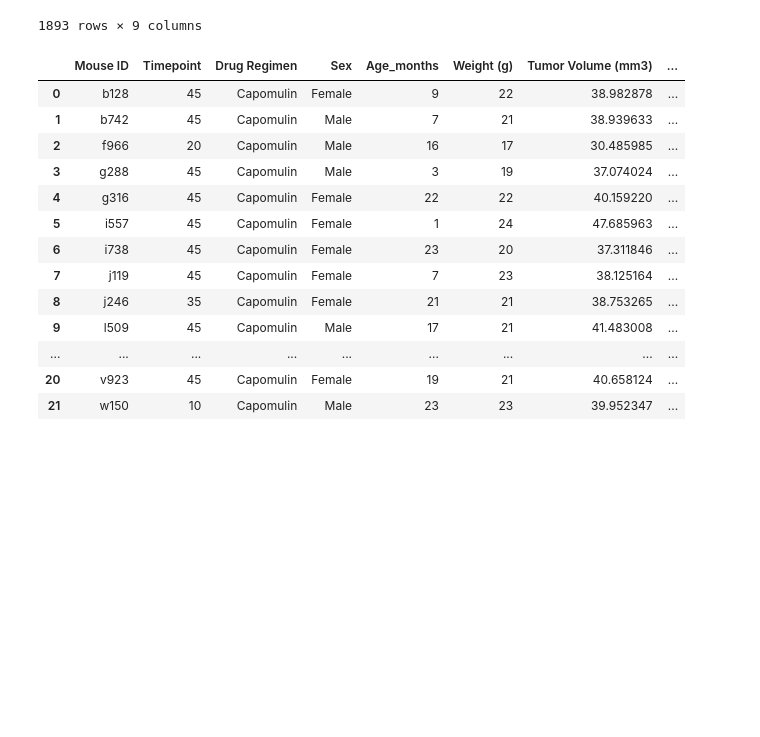
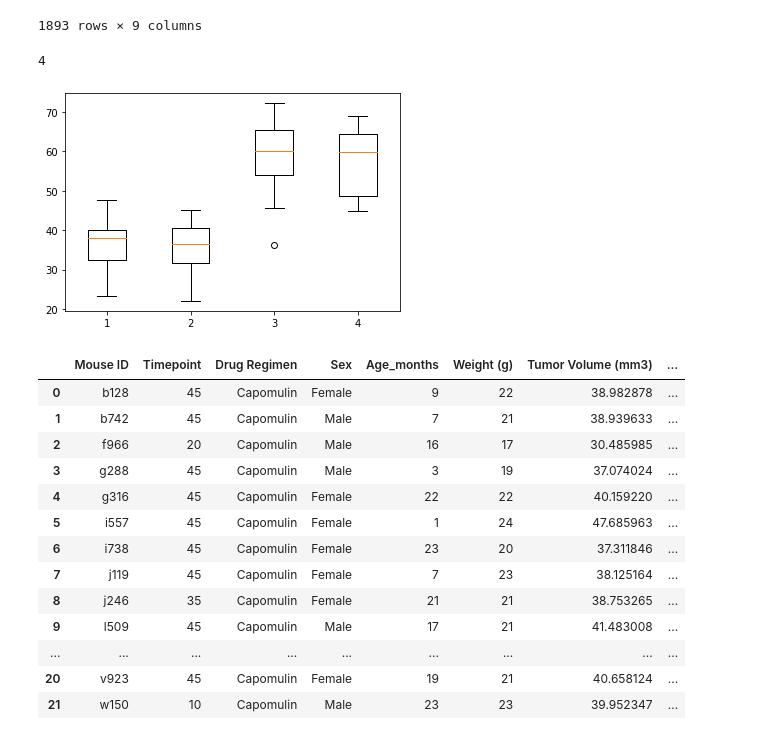
Before and after one commit to emersonmolett/Matplotlib-challenge, a Jupyter notebook: 05-Matplotlib/Instructions/Pymaceuticals/pymaceuticals_starter.ipynb, the cells around one changed output. Cells and saved outputs as stored; diff of their text form; code cells hidden in the pictures; blank space fills up the shorter version.

```diff
--- a/05-Matplotlib/Instructions/Pymaceuticals/pymaceuticals_starter.ipynb
+++ b/05-Matplotlib/Instructions/Pymaceuticals/pymaceuticals_starter.ipynb
@@ -400,10 +479,28 @@ merge_greatest_time_point_original
 1893 rows × 9 columns
 # %%
 # Put treatments into a list for for loop (and later for plot labels)
-drug_regimen = ["Capomulin", "Ramicane", "Infubinol", "Ceftami"]
+drug_regimen = ["Capomulin", "Ramicane", "Infubinol", "Ceftamin"]
-# %%
-# Create empty list to fill with tumor vol data (for plotting)
-drug_regimen = []
+# %%
+# Create empty list to fill with tumor vol data (for plotting)
+tumor_vol_data = []
+
+for drug in drug_regimen:
+    drug_dataframe = combined_dataframe.loc[combined_dataframe["Drug Regimen"] == drug,:]
+    drug_last = drug_dataframe.groupby("Mouse ID").max()["Timepoint"]
+    drug_volumn = pd.DataFrame(drug_last)
+    drug_merge = pd.merge(drug_volumn, combined_dataframe, on=("Mouse ID", "Timepoint"), how="left")
+    drug_tumors = drug_merge["Tumor Volume (mm3)"]
+    tumor_vol_data.append(drug_tumors)
+
+# tumor_vol_data
+len(tumor_vol_data)
+# %% [output]
+4
+# %%
+plt.boxplot(tumor_vol_data)
+plt.show()
+# %% [output]
+[figure, added]
 # %%
 Capomulin_dataframe = combined_dataframe.loc[combined_dataframe["Drug Regimen"] == "Capomulin",:]
 Ramicane_dataframe = combined_dataframe.loc[combined_dataframe["Drug Regimen"] == "Ramicane",:]
```
Also changed, not shown: parts of 12 cells of this notebook.
